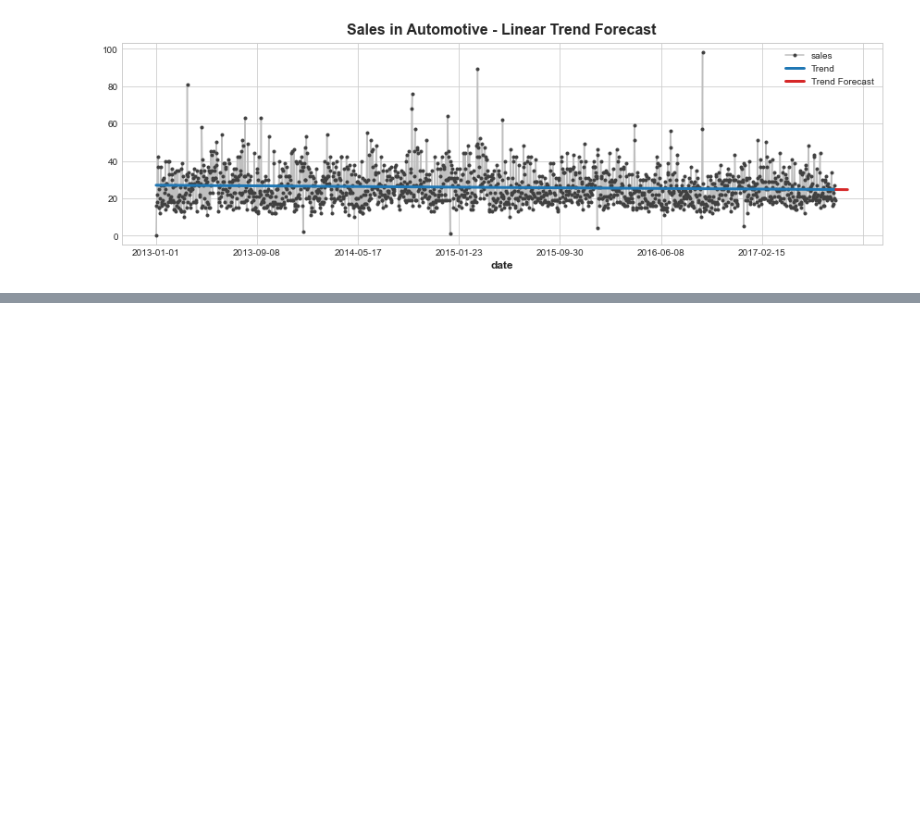
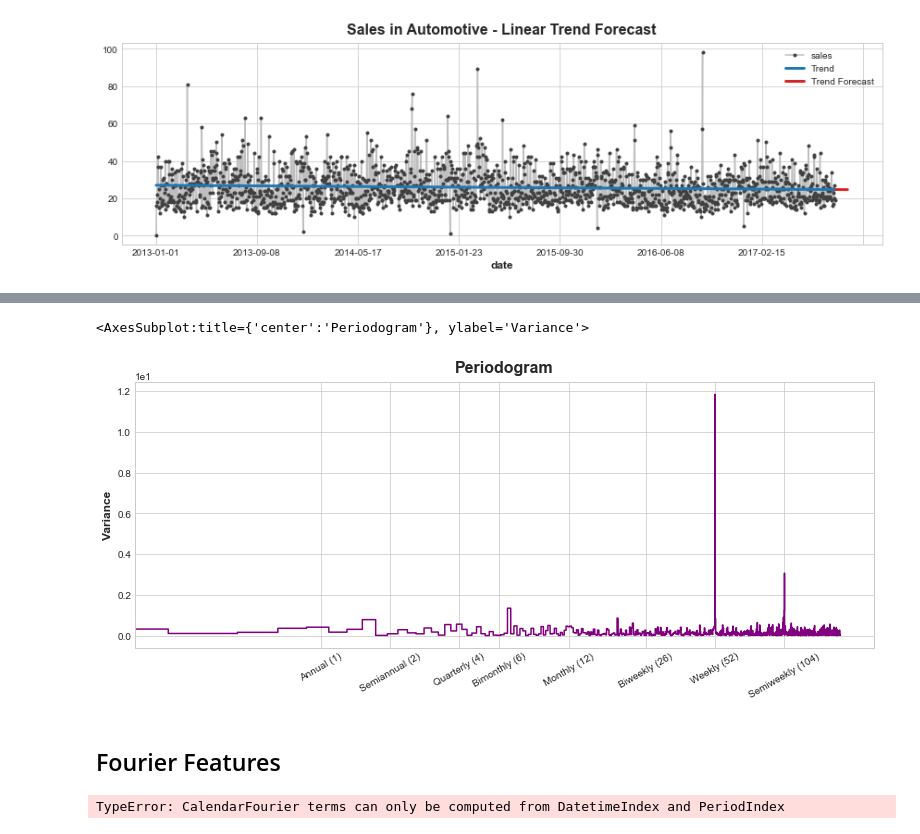
Before and after one commit to AndyLeeProjects/Store_Sales_Forecasting, a Jupyter notebook: Time_Series/automotive_sample.ipynb, the cells around one changed output, grey strips where cells are left out. Saved outputs shown, nothing was run; the diff lists cells and outputs as text; code cells hidden in the pictures; blank space fills up the shorter version.

```diff
--- a/Time_Series/automotive_sample.ipynb
+++ b/Time_Series/automotive_sample.ipynb
@@ -255,0 +377,7 @@ _ = ax.legend()
+# %%
+plot_periodogram(automotive_grouped.sales)
+# %% [output]
+<AxesSubplot:title={'center':'Periodogram'}, ylabel='Variance'>
+[figure, added]
+# %% [markdown]
+## Fourier Features
@@ -255,0 +400,16 @@ _ = ax.legend()
+# %%
+y = automotive_grouped["sales"]
+
+model = LinearRegression(fit_intercept=False)
+_ = model.fit(X, y)
+
+y_pred = pd.Series(model.predict(X), index=y.index)
+X_fore = dp.out_of_sample(steps=90)
+y_fore = pd.Series(model.predict(X_fore), index=X_fore.index)
+
+ax = y.plot(color='0.25', style='.', title="Automotive sales - Seasonal Forecast")
+ax = y_pred.plot(ax=ax, label="Seasonal")
+ax = y_fore.plot(ax=ax, label="Seasonal Forecast", color='C3')
+_ = ax.legend()
+# %% [output]
+TypeError: CalendarFourier terms can only be computed from DatetimeIndex and PeriodIndex
```
Also changed, not shown: parts of 15 cells of this notebook.
